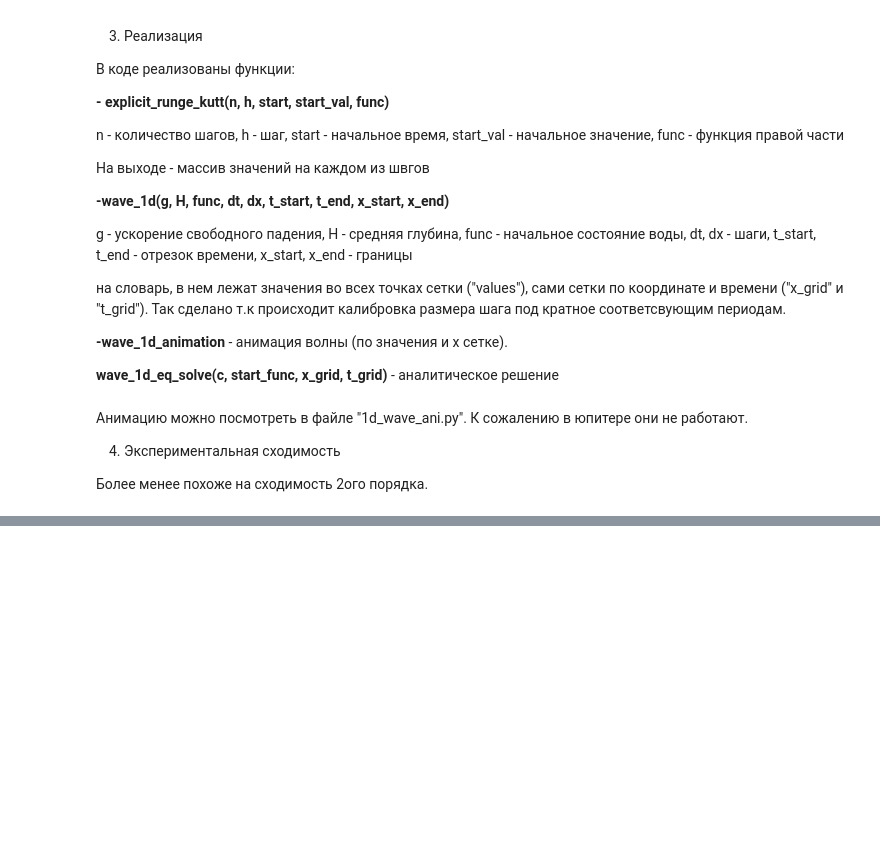
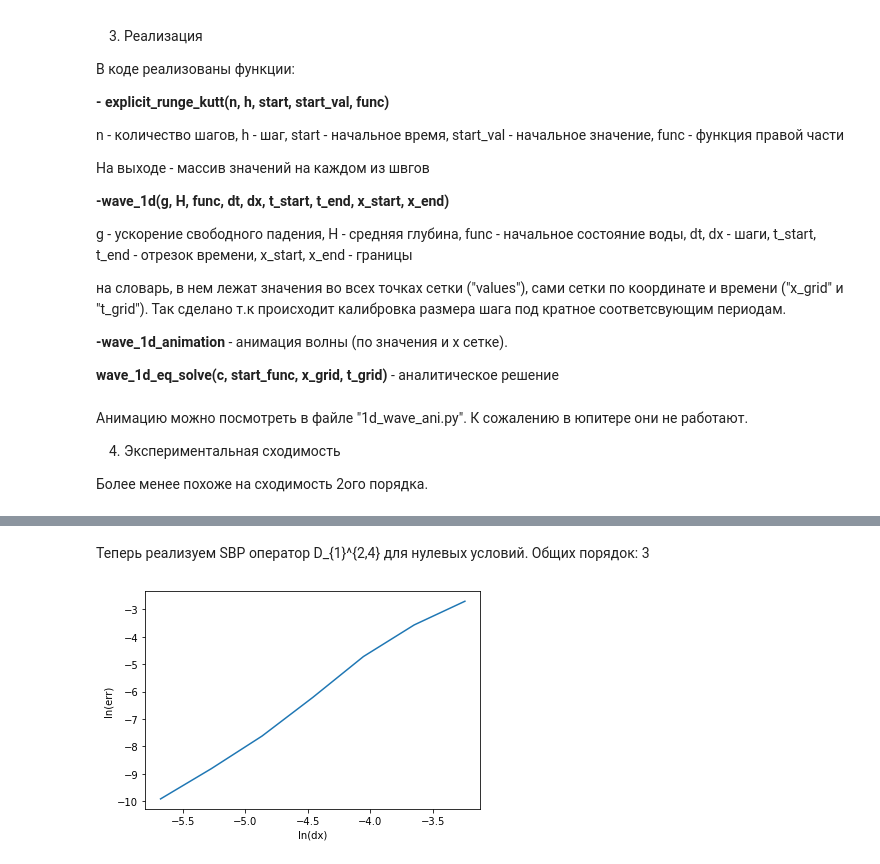
Before and after one commit to Griborii/computation_math, a Jupyter notebook: project/main.ipynb, the cells around one changed output, grey strips where cells are left out. Drawn from its saved outputs; the diff is of its cells as text; code cells hidden in the pictures; blank space fills up the shorter version.

Commit message:
SPB solve 2_4 for 1d and zero edge conditions addded

```diff
--- a/project/main.ipynb
+++ b/project/main.ipynb
@@ -248 +248,75 @@ plt.show()
+# %% [markdown]
+Теперь реализуем SBP оператор D_{1}^{2,4} для нулевых условий. Общих порядок: 3
+# %%
+def wave_1d_SBP(g, H_0, func, dt, dx, t_start, t_end, x_start, x_end):
+    # калибровка длины шага, чтобы из вмещалось целое число
+    N_t = int((t_end - t_start) / dt)
+    dt = (t_end - t_start) / N_t
+    N_x = int((x_end - x_start) / dx)
+    dx = (x_end - x_start) / N_x
+    c = math.sqrt(g * H_0)
+
+    # начальный вектор значений функции при x от 0 до 1 при t = 0
+    x = [x_start + i * dx for i in range(N_x + 1)]
+    t = [t_start + i * dt for i in range(N_t + 1)]
+    f_0 = [np.array([0 for i in range(N_x + 1)]), np.array([func(x[i]) for i in range(N_x + 1)])]
+
+    H = np.eye(N_x + 1)
+    H[0][0], H[1][1], H[2][2], H[3][3] = (17/48, 59/48, 43/48, 49/48)
+    for i in range(4):
+        H[N_x - i][N_x - i] = H[i][i]
+    Q = np.zeros((N_x + 1, N_x + 1))
+    Q[0][0], Q[0][1], Q[0][2], Q[0][3], Q[1][2], Q[1][3], Q[2][3], Q[2][4], Q[3][4], Q[3][5] = (
+        -1/2, 59/96, -1/12, -1/32, 59/96, 0.0, 59/96, -1/12, 2/3, -1/12
+    )
+    for i in range(4):
+        for j in range(0, i):
+            Q[i][j] = - Q[j][i]
+
+    for i in range(4, N_x - 3):
+        Q[i][i-2:i+3] = (1/12, -2/3, 0.0, 2/3, -1/12)
+
+    for i in range(4):
+        for j in range(6):
+            Q[N_x - i][N_x - j] = - Q[i][j]
+
+    D = np.linalg.inv(H) @ Q
+    # вместо правой части производная по координате
+    def minus_x_diff(vec, t):
+        u = np.copy(vec[0])
+        h = np.copy(vec[1])
+        e_1 = np.zeros(N_x + 1)
+        e_1[0] = 1
+        e_n = np.zeros(N_x + 1)
+        e_n[N_x] = 1
+        return np.array([-g*D@h / dx, H_0*(-D@u - u[0]*e_1 + u[N_x]*e_n) / dx])
+
+    # МРК 4 для шага по времени
+    # вместо правой части в explicit_runge_kutt кидаем производную по координате
+    rk_res =  explicit_runge_kutt(N_t, dt, t_start, f_0, minus_x_diff)
+    return {"result": {"values": rk_res, "x_grid": x, "t_grid": t}}
+
+# тот же самый кусок кода для графиклов, только с wave_1d_SPB вместо SBP
+sqrt_err = []
+for dx in dx_set:
+    dt = dx * kurant / c
+    res = wave_1d_SBP(g, H, start_func, dt, dx, t_start, t_end, x_start, x_end)
+    vals, x_grid, t_grid = res["result"]["values"], res["result"]["x_grid"], res["result"]["t_grid"]
+    h_vals = []
+    for i in range(len(vals)):
+        h_vals.append(np.copy(vals[i][1]))
+
+    theor_vals = wave_1d_eq_solve(c, func_sim(start_func, x_start, x_end), x_grid, t_grid)
+    err = np.array([np.max(h_vals[i] - theor_vals[i]) for i in range(len(t_grid))])
+    sqrt_err.append(linalg.norm(err, ord = 2) / math.sqrt(len(t_grid)))
+
+# Графики
+plt.xlabel('ln(dx)')
+plt.ylabel('ln(err)')
+ln_dx_set = [math.log(dx_set[i]) for i in range(len(dx_set))]
+ln_sqrt_err = [math.log(sqrt_err[i]) for i in range(len(sqrt_err))]
+plt.plot(ln_dx_set, ln_sqrt_err)
+plt.show()
+# %% [output]
+[figure, added]
 # %% [markdown]
```
Also changed, not shown: parts of 2 cells of this notebook, 2 other files.
